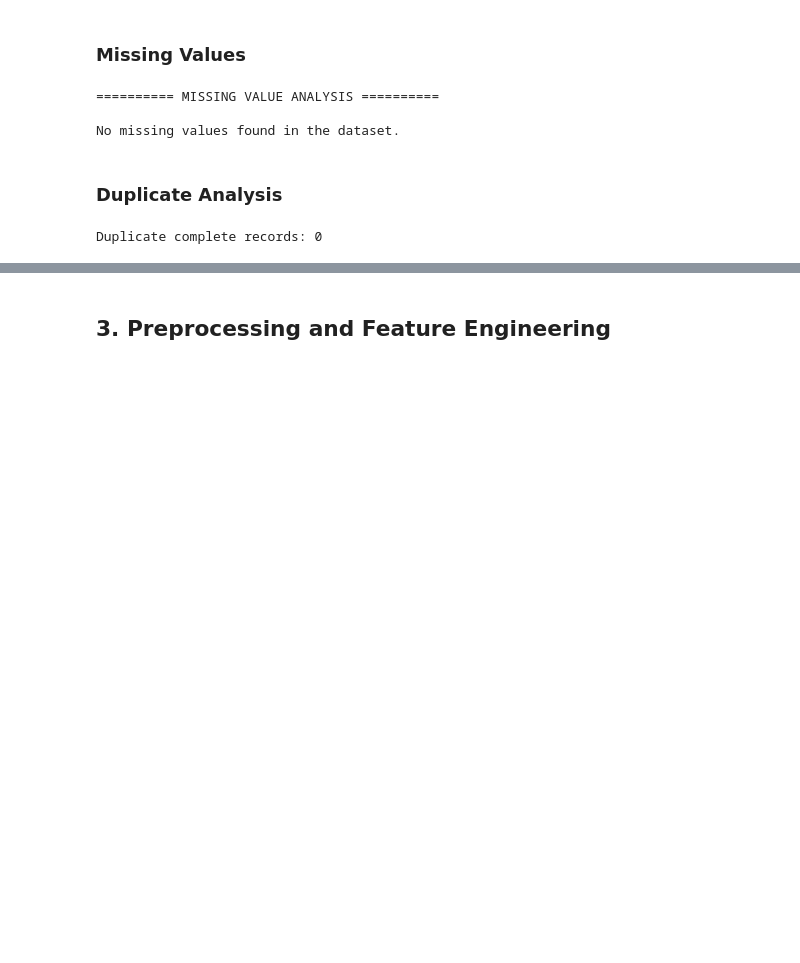
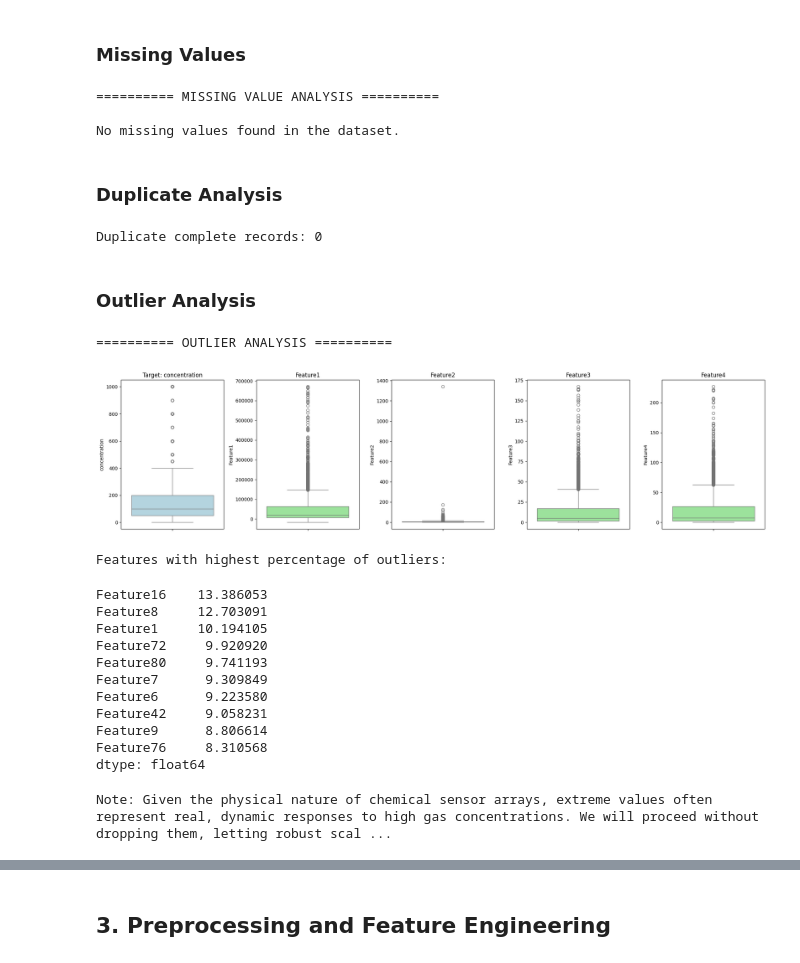
Before and after one commit to Viswesh-G/AutoML-_-Project, a Jupyter notebook: gas_sensor_ml_capstone/notebooks/regression.ipynb, the cells around one changed output, grey strips where cells are left out. Cells and saved outputs as stored; diff of their text form; code cells hidden in the pictures; blank space fills up the shorter version.

```diff
--- a/gas_sensor_ml_capstone/notebooks/regression.ipynb
+++ b/gas_sensor_ml_capstone/notebooks/regression.ipynb
@@ -175,3 +175,59 @@ duplicate_count = df.duplicated().sum()
 print("Duplicate complete records:", duplicate_count)
 # %% [output]
 Duplicate complete records: 0
+# %% [markdown]
+### Outlier Analysis
+# %%
+print("========== OUTLIER ANALYSIS ==========\n")
+
+import matplotlib.pyplot as plt
+import seaborn as sns
+
+# Plot boxplots for concentration and first 4 features as a sample
+fig, axes = plt.subplots(1, 5, figsize=(20, 5))
+
+sns.boxplot(y=df["concentration"], ax=axes[0], color="lightblue")
+axes[0].set_title("Target: concentration")
+
+for i in range(1, 5):
+    feature_name = f"Feature{i}"
+    sns.boxplot(y=df[feature_name], ax=axes[i], color="lightgreen")
+    axes[i].set_title(feature_name)
+
+plt.tight_layout()
+plt.show()
+
+# Calculate IQR for all features
+feature_columns = [col for col in df.columns if col.startswith("Feature")]
+
+Q1 = df[feature_columns].quantile(0.25)
+Q3 = df[feature_columns].quantile(0.75)
+IQR = Q3 - Q1
+
+lower_bound = Q1 - 1.5 * IQR
+upper_bound = Q3 + 1.5 * IQR
+
+# Count outliers
+outliers = ((df[feature_columns] < lower_bound) | (df[feature_columns] > upper_bound)).sum()
+outliers_percentage = (outliers / len(df)) * 100
+
+print("\nFeatures with highest percentage of outliers:")
+display(outliers_percentage.sort_values(ascending=False).head(10))
+
+print("\nNote: Given the physical nature of chemical sensor arrays, extreme values often represent real, dynamic responses to high gas concentrations. We will proceed without dropping them, letting robust scaling and non-linear models handle them.")
+# %% [output]
+========== OUTLIER ANALYSIS ==========
+[figure, added]
+Features with highest percentage of outliers:
+Feature16    13.386053
+Feature8     12.703091
+Feature1     10.194105
+Feature72     9.920920
+Feature80     9.741193
+Feature7      9.309849
+Feature6      9.223580
+Feature42     9.058231
+Feature9      8.806614
+Feature76     8.310568
+dtype: float64
+Note: Given the physical nature of chemical sensor arrays, extreme values often represent real, dynamic responses to high gas concentrations. We will proceed without dropping them, letting robust scal ...
```
Also changed, not shown: parts of 14 cells of this notebook, 1 other file.
